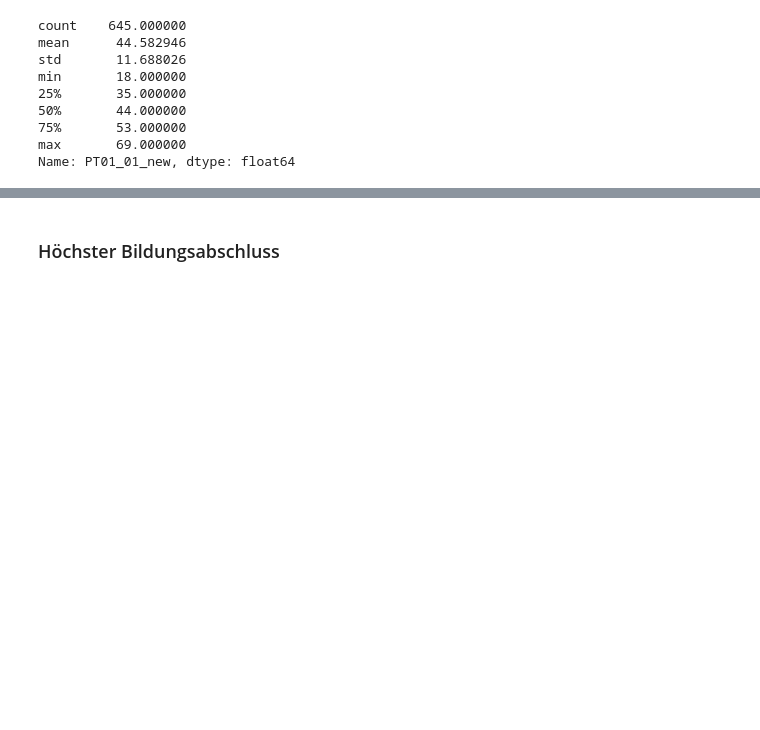
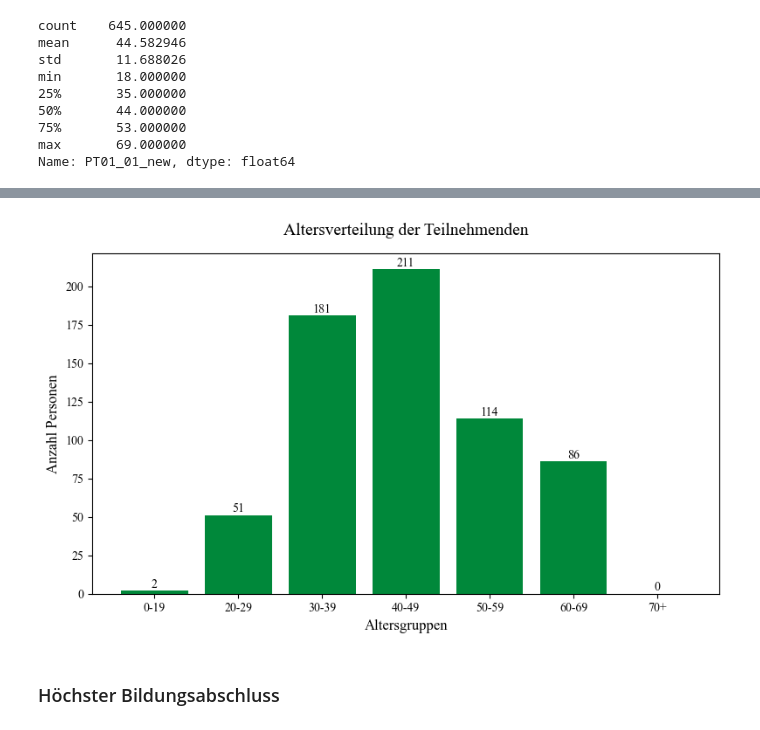
Before and after one commit to lara-polat/KI_Demokratie, a Jupyter notebook: analysis2.ipynb, the cells around one changed output, grey strips where cells are left out. Cells and saved outputs as stored; diff of their text form; code cells hidden in the pictures; blank space fills up the shorter version.

```diff
--- a/analysis2.ipynb
+++ b/analysis2.ipynb
@@ -735,3 +735,46 @@ plt.show()
+# %%
+import matplotlib.pyplot as plt
+import pandas as pd
+
+# Schriftart global auf Times New Roman setzen
+plt.rcParams["font.family"] = "serif"
+plt.rcParams["font.serif"] = ["Times New Roman"] + plt.rcParams["font.serif"]
+
+plt.rc('font', family='serif', serif='Times New Roman')
+
+# Altersgruppen definieren
+bins = [0, 19, 29, 39, 49, 59, 69, 120]
+labels = ['0-19', '20-29', '30-39', '40-49', '50-59', '60-69', '70+']
+
+df_masterprojekt1['Altersgruppe'] = pd.cut(
+    df_masterprojekt1['PT01_01_new'], bins=bins, labels=labels, right=True
+)
+
+# Anzahl pro Gruppe
+altersverteilung = df_masterprojekt1['Altersgruppe'].value_counts().sort_index()
+
+# Balkendiagramm
+plt.figure(figsize=(8, 5))
+plt.bar(range(len(altersverteilung)), altersverteilung, color='#00883A')
+
+# X-Achsenlabels waagrecht und direkt unter Balken
+plt.xticks(range(len(altersverteilung)), labels, rotation=0, fontfamily='serif')
+
+# Titel und Achsenbeschriftungen mit Schriftartvorgabe
+plt.title('Altersverteilung der Teilnehmenden', fontsize=14, pad=15, fontfamily='serif')
+plt.xlabel('Altersgruppen', fontsize=12, fontfamily='serif')
+plt.ylabel('Anzahl Personen', fontsize=12, fontfamily='serif')
+
+# Werte auf den Balken
+for i, v in enumerate(altersverteilung):
+    plt.text(i, v + 0.3, str(v), ha='center', va='bottom', fontfamily='serif')
+
+plt.tight_layout()
+# Speichern der Grafik für das README (optional)
+# plt.savefig('figures/altersverteilung.png', dpi=300)
+plt.show()
+# %% [output]
+[figure, added]
 # %% [markdown]
 ### Höchster Bildungsabschluss
 # %%
```
Also changed, not shown: parts of 6 cells of this notebook, 2 other files.
